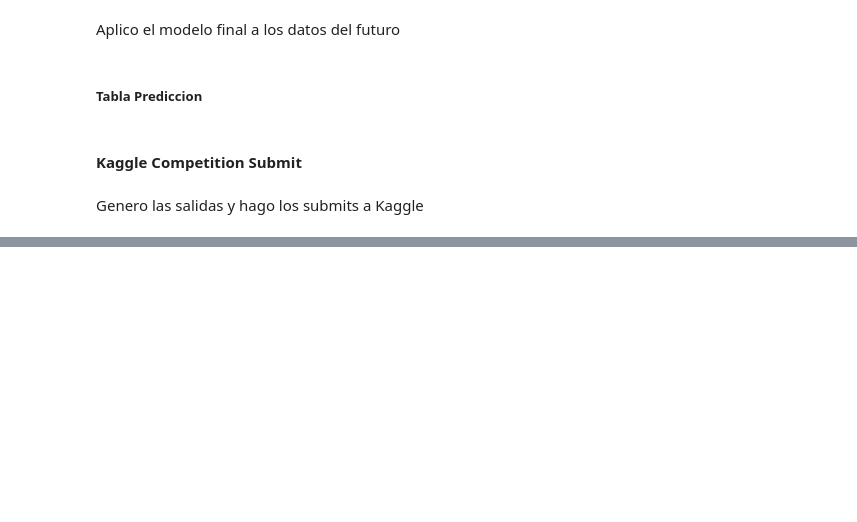
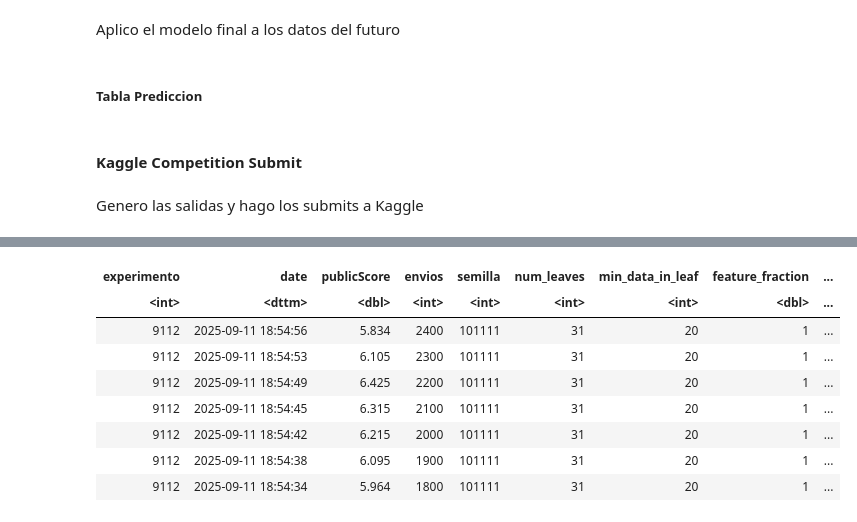
Before and after one commit to martinschelp/dm2025b, a Jupyter notebook: src/workflows/DataDrift/910_WorkFlow_01_junior-Nucleo-9112.ipynb, the cells around one changed output, grey strips where cells are left out. Saved outputs shown, nothing was run; the diff lists cells and outputs as text; code cells hidden in the pictures; blank space fills up the shorter version.

```diff
--- a/src/workflows/DataDrift/910_WorkFlow_01_junior-Nucleo-9112.ipynb
+++ b/src/workflows/DataDrift/910_WorkFlow_01_junior-Nucleo-9112.ipynb
@@ -1047,3 +1243,74 @@ require("yaml")
 write_yaml( PARAM, file="PARAM.yml")
 # %%
 format(Sys.time(), "%a %b %d %X %Y")
+# %%
+#Logging
+
+library(data.table)
+library(stringr)
+
+# 1) Kaggle submissions
+cmd <- "kaggle competitions submissions -c data-mining-analista-jr-2025-b --csv"
+DT  <- fread(cmd = cmd, showProgress = FALSE)
+
+# 2) Columnas esperadas
+req <- c("description","fileName","date","publicScore")
+if (!all(req %in% names(DT))) stop("Faltan columnas en el CSV de Kaggle: ", paste(setdiff(req, names(DT)), collapse=", "))
+
+# 3) Parseos seguros
+#    - Si no hay 'envios=' o 'semilla=' en description, queda NA (sin warnings)
+DT[, envios  := as.numeric(str_extract(description, "(?<=envios=)\\d+"))]
+DT[, semilla := as.numeric(str_extract(description, "(?<=semilla=)\\d+"))]
+
+#    - Extraer KA#### del fileName; si no hay match, queda NA
+DT[, experimento := as.numeric(sub(".*KA([0-9]{4}).*", "\\1", fileName))]
+DT <- DT[, .(experimento, date, publicScore, envios, semilla)]
+
+# 4) Parámetros del modelo + experimento
+get_param_with_default <- function(model, param_name, default_value) {
+  params <- tryCatch(model$params, error = function(e) NULL)
+  if (!is.null(params) && param_name %in% names(params)) params[[param_name]] else default_value
+}
+
+# num_iterations del modelo (lightgbm); si no es LGBM, dejá NA o tu forma de contarlos
+num_iters <- tryCatch(lightgbm::lgb.num_trees(final_model), error = function(e) NA_integer_)
+
+# fuente del experimento para el join
+exp_id <- if (exists("PARAM") && !is.null(PARAM$experimento)) {
+  as.numeric(PARAM$experimento)
+} else {
+  # tomar el experimento más reciente con fecha más nueva que tenga KA####
+  DT[!is.na(experimento), experimento[which.max(as.POSIXct(date))]]
+}
+
+selected_params_dt <- data.table(
+  experimento      = exp_id,
+  num_leaves       = get_param_with_default(final_model, "num_leaves", 31),
+  min_data_in_leaf = get_param_with_default(final_model, "min_data_in_leaf", 20),
+  feature_fraction = get_param_with_default(final_model, "feature_fraction", 1.0),
+  learning_rate    = get_param_with_default(final_model, "learning_rate", 0.1),
+  num_iterations   = num_iters
+)
+
+# 5) Join y chequeos
+setkey(DT, experimento)
+setkey(selected_params_dt, experimento)
+submissions_dt <- DT[selected_params_dt, nomatch = 0L]
+
+if (nrow(submissions_dt) == 0L) {
+  stop("No encontré submissions con 'experimento' = ", exp_id,
+       ". ¿El fileName tiene el patrón 'KA####'? Ejemplo: '...KA9112_...csv'")
+}
+
+# 6) Guardado (directorio actual salvo que pongas ruta)
+archivo_submissions <- if (exists("PARAM") && !is.null(PARAM$experimento)) {
+  paste0("submits_", PARAM$experimento, ".csv")
+} else {
+  paste0("submits_", exp_id, ".csv")
+}
+fwrite(submissions_dt, file = archivo_submissions)
+
+# Mensaje útil
+cat("Guardado en:", normalizePath(archivo_submissions), "\n")
+submissions_dt
+# %% [output]
@@ -1049,0 +1322,9 @@ format(Sys.time(), "%a %b %d %X %Y")
+| experimento | date | publicScore | envios | semilla | num_leaves | min_data_in_leaf | feature_fraction | ... |
+| <int> | <dttm> | <dbl> | <int> | <int> | <int> | <int> | <dbl> | ... |
+| 9112 | 2025-09-11 18:54:56 | 5.834 | 2400 | 101111 | 31 | 20 | 1 | ... |
+| 9112 | 2025-09-11 18:54:53 | 6.105 | 2300 | 101111 | 31 | 20 | 1 | ... |
+| 9112 | 2025-09-11 18:54:49 | 6.425 | 2200 | 101111 | 31 | 20 | 1 | ... |
+| 9112 | 2025-09-11 18:54:45 | 6.315 | 2100 | 101111 | 31 | 20 | 1 | ... |
+| 9112 | 2025-09-11 18:54:42 | 6.215 | 2000 | 101111 | 31 | 20 | 1 | ... |
+| 9112 | 2025-09-11 18:54:38 | 6.095 | 1900 | 101111 | 31 | 20 | 1 | ... |
+| 9112 | 2025-09-11 18:54:34 | 5.964 | 1800 | 101111 | 31 | 20 | 1 | ... |
```
Also changed, not shown: parts of 20 cells of this notebook, 2 other files.
